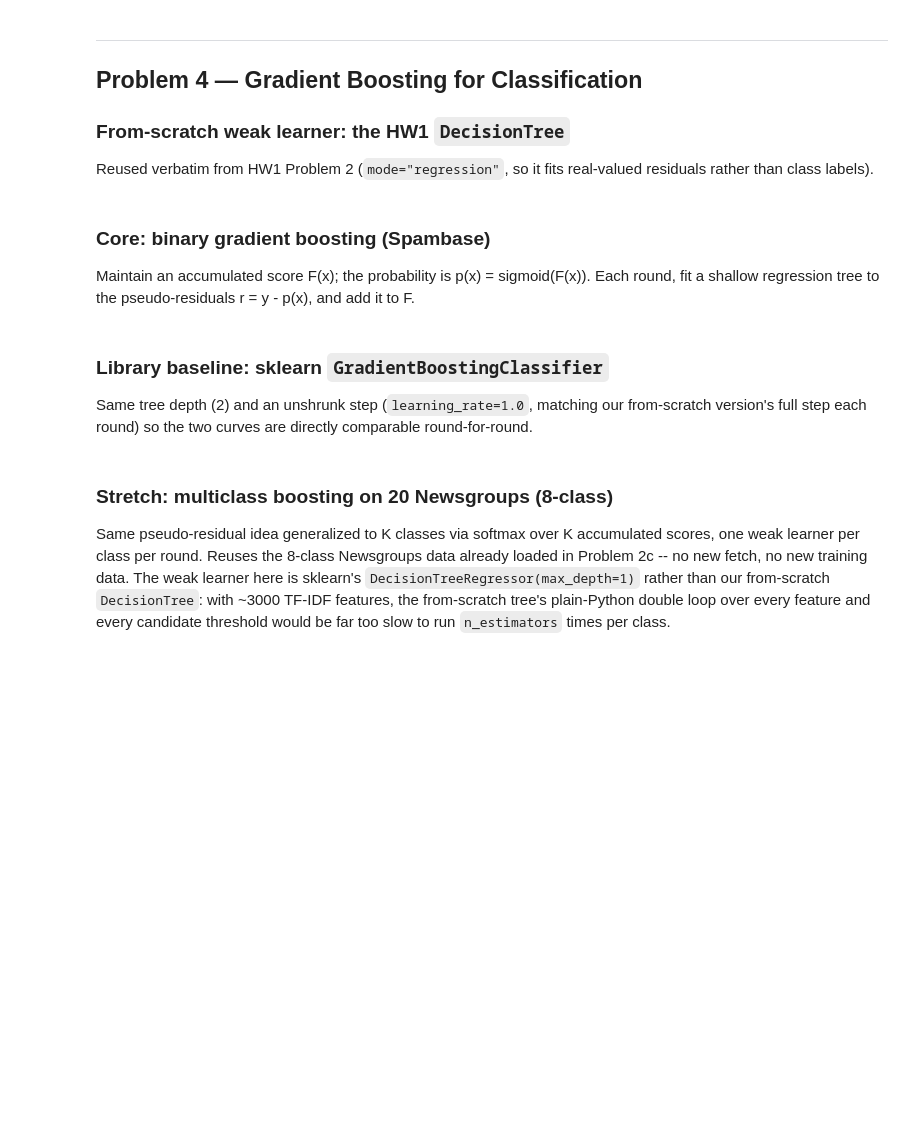
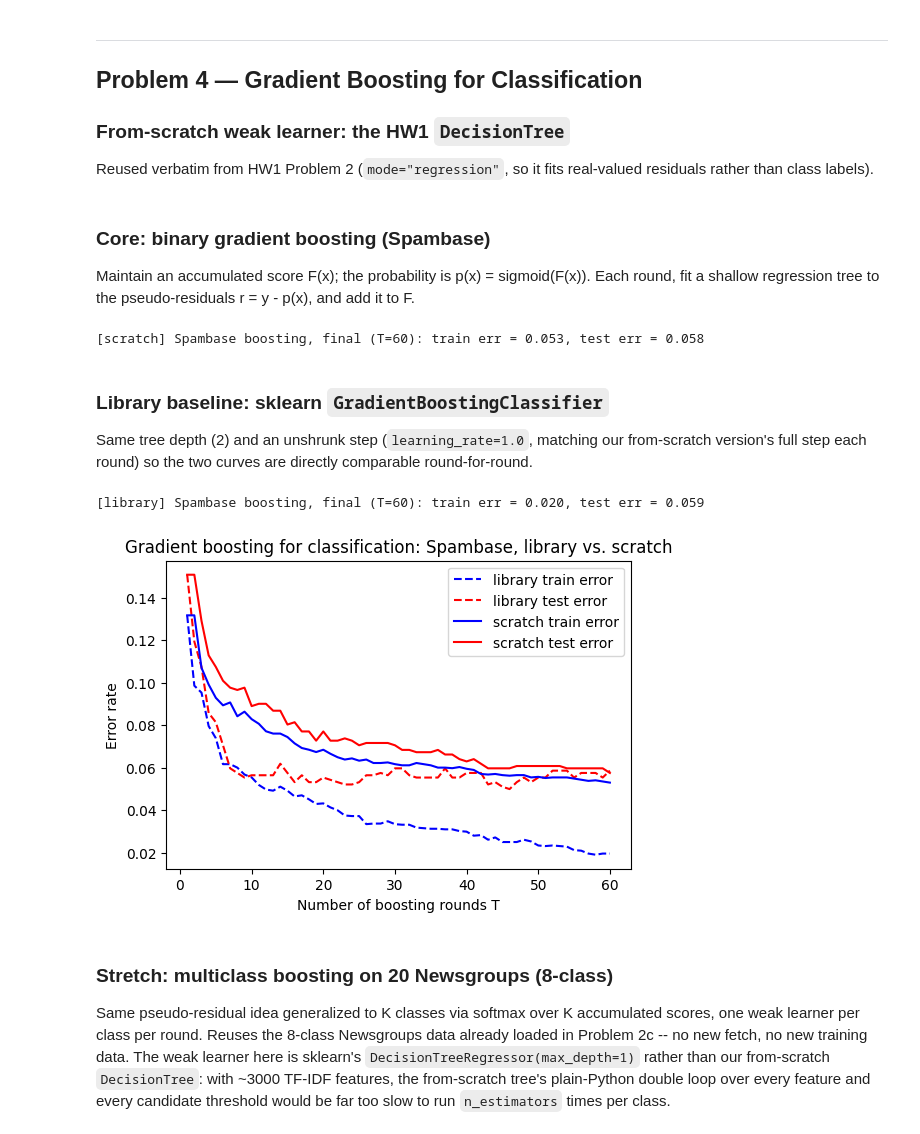
Before and after one commit to g3x-gauransh/CS6140-ML-HW-, a Jupyter notebook: HW2/hw2_26F_starter.ipynb, the cells around one changed output. Saved outputs shown, nothing was run; the diff lists cells and outputs as text; code cells hidden in the pictures; blank space fills up the shorter version.

```diff
--- a/HW2/hw2_26F_starter.ipynb
+++ b/HW2/hw2_26F_starter.ipynb
@@ -457,12 +506,12 @@ class TreeNode:
 def variance(y):
     if len(y) == 0:
         return 0.0
-    return np....  ### TODO_STUDENT ### implement the variance (mean squared deviation from the mean) formula
+    return np.var(y)  ### TODO_STUDENT ### implement the variance (mean squared deviation from the mean) formula
 
 
 def candidate_thresholds(column):
     values = np.unique(column)
-    return ...  ### TODO_STUDENT ### compute the midpoints between consecutive sorted unique values as candidate split thresholds
+    return (values[:-1] + values[1:]) / 2  ### TODO_STUDENT ### compute the midpoints between consecutive sorted unique values as candidate split thresholds
 
 
 class DecisionTree:
@@ -479,11 +528,11 @@ class DecisionTree:
         return self
 
     def _leaf_value(self, y):
-        return np....  ### TODO_STUDENT ### return the mean target value among this leaf's points
+        return np.mean(y)  ### TODO_STUDENT ### return the mean target value among this leaf's points
 
     def _grow(self, X, y, depth):
         n, m = X.shape
-        if ...:  ### TODO_STUDENT ### decide when to stop splitting and turn this node into a leaf
+        if depth >= self.max_depth or len(np.unique(y)) == 1 or n < self.min_samples_split:  ### TODO_STUDENT ### decide when to stop splitting and turn this node into a leaf
             return TreeNode(value=self._leaf_value(y))
 
         parent_impurity = variance(y)
@@ -491,28 +540,29 @@ class DecisionTree:
 
         for feature in range(m):
             for threshold in candidate_thresholds(X[:, feature]):
-                left_mask = ...  ### TODO_STUDENT ### define which points fall left vs. right of this candidate threshold
+                left_mask = X[:, feature] <= threshold  ### TODO_STUDENT ### define which points fall left vs. right of this candidate threshold
                 right_mask = ~left_mask
-                if ...:  ### TODO_STUDENT ### skip candidate thresholds that would leave one side empty
+                if np.sum(left_mask) == 0 or np.sum(right_mask) == 0:  ### TODO_STUDENT ### skip candidate thresholds that would leave one side empty
                     continue
                 y_left, y_right = y[left_mask], y[right_mask]
-                weighted_child_impurity = ...  ### TODO_STUDENT ### weight each child's variance by the fraction of the parent's points it received
-                gain = ...  ### TODO_STUDENT ### compute the variance-reduction gain of this candidate split
+                weighted_child_impurity = (np.var(y_left) * np.sum(left_mask) + np.var(y_right) * np.sum(right_mask)) / n  ### TODO_STUDENT ### weight each child's variance by the fraction of the parent's points it received
+                gain = parent_impurity - weighted_child_impurity  ### TODO_STUDENT ### compute the variance-reduction gain of this candidate split
                 if gain > best_gain:
-                    best_gain, best_feature, best_threshold = ...  ### TODO_STUDENT ### keep track of the best (feature, threshold) split seen so far
+                    best_gain, best_feature, best_threshold = gain, feature, threshold  ### TODO_STUDENT ### keep track of the best (feature, threshold) split seen so far
 
         if best_feature is None:
             return TreeNode(value=self._leaf_value(y))
 
-        left_mask = ...  ### TODO_STUDENT ### recompute the partition using the winning (best_feature, best_threshold) before recursing
-        left = self._grow...  ### TODO_STUDENT ### recursively grow the left subtree on the left split
-        right = self._grow...  ### TODO_STUDENT ### recursively grow the right subtree on the right split
+        left_mask = X[:, best_feature] <= best_threshold  ### TODO_STUDENT ### recompute the partition using the winning (best_feature, best_threshold) before recursing
+        right_mask = ~left_mask
+        left = self._grow(X[left_mask], y[left_mask], depth + 1)  ### TODO_STUDENT ### recursively grow the left subtree on the left split
+        right = self._grow(X[right_mask], y[right_mask], depth + 1)  ### TODO_STUDENT ### recursively grow the right subtree on the right split
         return TreeNode(feature=best_feature, threshold=best_threshold, left=left, right=right)
 
     def _predict_one(self, x, node):
         if node.is_leaf():
             return node.value
-        branch = ...  ### TODO_STUDENT ### walk left or right at this node based on the split threshold
+        branch = node.left if x[node.feature] <= node.threshold else node.right  ### TODO_STUDENT ### walk left or right at this node based on the split threshold
         return self._predict_one(x, branch)
 
     def predict(self, X):
@@ -529,36 +579,36 @@ class GradientBoostBinaryClassifier:
         self.tree_depth = tree_depth
 
     def sigmoid(self, z):
-        return ...  ### TODO_STUDENT ### implement the sigmoid function
+        return 1 / (1 + np.exp(-z))  ### TODO_STUDENT ### implement the sigmoid function
 
     def fit(self, X, y):
         self.trees = []
         F = np.zeros(X.shape[0])
         for _ in range(self.n_rounds):
-            residual = ...  ### TODO_STUDENT ### compute the pseudo-residual r = y - sigmoid(F(x))
-            tree = DecisionTree...  ### TODO_STUDENT ### fit a shallow regression tree to the current pseudo-residuals
+            residual = y - self.sigmoid(F)  ### TODO_STUDENT ### compute the pseudo-residual r = y - sigmoid(F(x))
+            tree = DecisionTree(mode="regression", max_depth=self.tree_depth).fit(X, residual)  ### TODO_STUDENT ### fit a shallow regression tree to the current pseudo-residuals
             self.trees.append(tree)
-            F = ...  ### TODO_STUDENT ### accumulate this round's tree prediction into the running score F
+            F = F + tree.predict(X)  ### TODO_STUDENT ### accumulate this round's tree prediction into the running score F
         return self
 
     def decision_function(self, X):
         F = np.zeros(X.shape[0])
         for tree in self.trees:
-            F = ...  ### TODO_STUDENT ### accumulate every tree's prediction into the total score F
+            F = F + tree.predict(X)  ### TODO_STUDENT ### accumulate every tree's prediction into the total score F
         return F
 
     def predict_proba(self, X):
         """p(y=1|x) = sigmoid(F(x))."""
-        return ...  ### TODO_STUDENT ### convert the accumulated score F(x) into a probability via sigmoid
+        return self.sigmoid(self.decision_function(X))  ### TODO_STUDENT ### convert the accumulated score F(x) into a probability via sigmoid
 
     def predict(self, X, threshold=0.5):
-        return ...  ### TODO_STUDENT ### threshold the predicted probability into a 0/1 class label
+        return (self.predict_proba(X) >= threshold).astype(int)  ### TODO_STUDENT ### threshold the predicted probability into a 0/1 class label
 
     def staged_decision_function(self, X):
         """Yield F(x) after each additional tree (for the T-sweep plot)."""
         F = np.zeros(X.shape[0])
         for tree in self.trees:
-            F = ...  ### TODO_STUDENT ### accumulate this round's tree prediction into the running score F
+            F = F + tree.predict(X)  ### TODO_STUDENT ### accumulate this round's tree prediction into the running score F
             yield F
 # %%
 n_rounds = 60
@@ -571,6 +621,8 @@ for F_train, F_test in zip(gb_spam.staged_decision_function(X_train_spam),
     test_err.append(1 - accuracy_score(y_test_spam, gb_spam.sigmoid(F_test) >= 0.5))
 
 print(f"[scratch] Spambase boosting, final (T={n_rounds}): train err = {train_err[-1]:.3f}, test err = {test_err[-1]:.3f}")
+# %% [output]
+[scratch] Spambase boosting, final (T=60): train err = 0.053, test err = 0.058
 # %% [markdown]
 ### Library baseline: sklearn `GradientBoostingClassifier`
 
@@ -579,25 +631,28 @@ full step each round) so the two curves are directly comparable round-for-round.
 # %%
 from sklearn.ensemble import GradientBoostingClassifier
 
 sk_gbc_spam = GradientBoostingClassifier(
     loss="log_loss", n_estimators=n_rounds, max_depth=2, learning_rate=1.0, random_state=0
-)...  ### TODO_STUDENT ### fit sklearn's GradientBoostingClassifier(loss='log_loss') as the library baseline
+).fit(X_train_spam, y_train_spam)  ### TODO_STUDENT ### fit sklearn's GradientBoostingClassifier(loss='log_loss') as the library baseline
 
 lib_train_err = [1 - accuracy_score(y_train_spam, pred) for pred in sk_gbc_spam.staged_predict(X_train_spam)]
 lib_test_err = [1 - accuracy_score(y_test_spam, pred) for pred in sk_gbc_spam.staged_predict(X_test_spam)]
 print(f"[library] Spambase boosting, final (T={n_rounds}): train err = {lib_train_err[-1]:.3f}, test err = {lib_test_err[-1]:.3f}")
 
 plt.figure(figsize=(6, 4))
 rounds = range(1, n_rounds + 1)
 plt.plot(rounds, lib_train_err, "b--", label="library train error")
 plt.plot(rounds, lib_test_err, "r--", label="library test error")
 plt.plot(rounds, train_err, "b-", label="scratch train error")
 plt.plot(rounds, test_err, "r-", label="scratch test error")
 plt.xlabel("Number of boosting rounds T")
 plt.ylabel("Error rate")
 plt.title("Gradient boosting for classification: Spambase, library vs. scratch")
 plt.legend()
 plt.show()
+# %% [output]
+[library] Spambase boosting, final (T=60): train err = 0.020, test err = 0.059
+[figure, added]
 # %% [markdown]
 ### Stretch: multiclass boosting on 20 Newsgroups (8-class)
 
```
Also changed, not shown: parts of 29 cells of this notebook.
